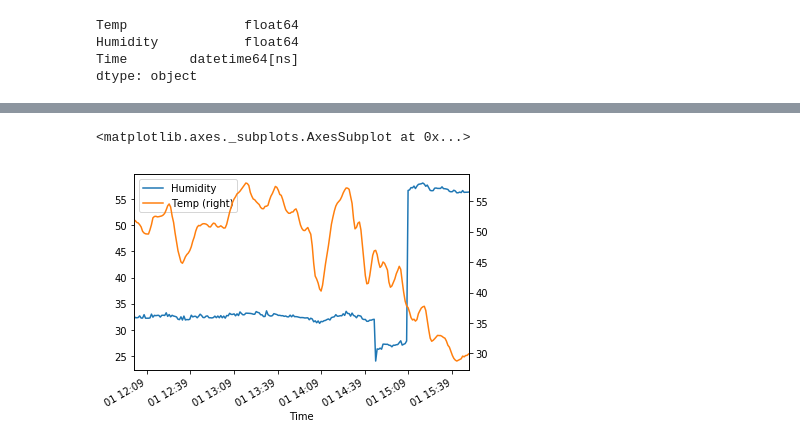
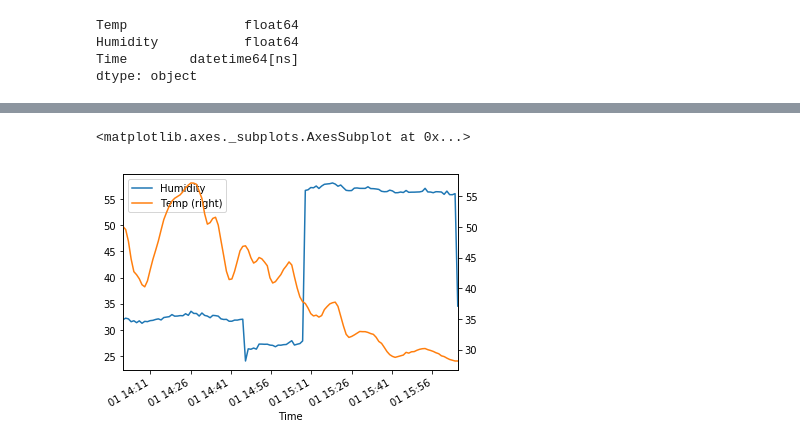
Before and after one commit to tarkus1/irrigation, a Jupyter notebook: moisture.ipynb, the cells around one changed output, grey strips where cells are left out. Saved outputs shown, nothing was run; the diff lists cells and outputs as text; code cells hidden in the pictures.

```diff
--- a/moisture.ipynb
+++ b/moisture.ipynb
@@ -37,11 +37,11 @@ moist.tail()
 
 # moist['Humidity'].plot()
 # %%
-moist['2019-06-01 12:00':].Humidity.plot(legend=True)
-moist['2019-06-01 12:00':].Temp.plot(secondary_y=True,label='Temp',legend=True)
+moist['2019-06-01 14:00':].Humidity.plot(legend=True)
+moist['2019-06-01 14:00':].Temp.plot(secondary_y=True,label='Temp',legend=True)
 # %% [output]
 <matplotlib.axes._subplots.AxesSubplot at 0x...>
-[figure, old version]
+[figure, new version]
 # %%
 hourly = moist.resample('15Min').mean()
 hourly['2019-06':].Humidity.plot(legend=True)
```
Also changed, not shown: parts of 4 cells of this notebook, 3 other files.
